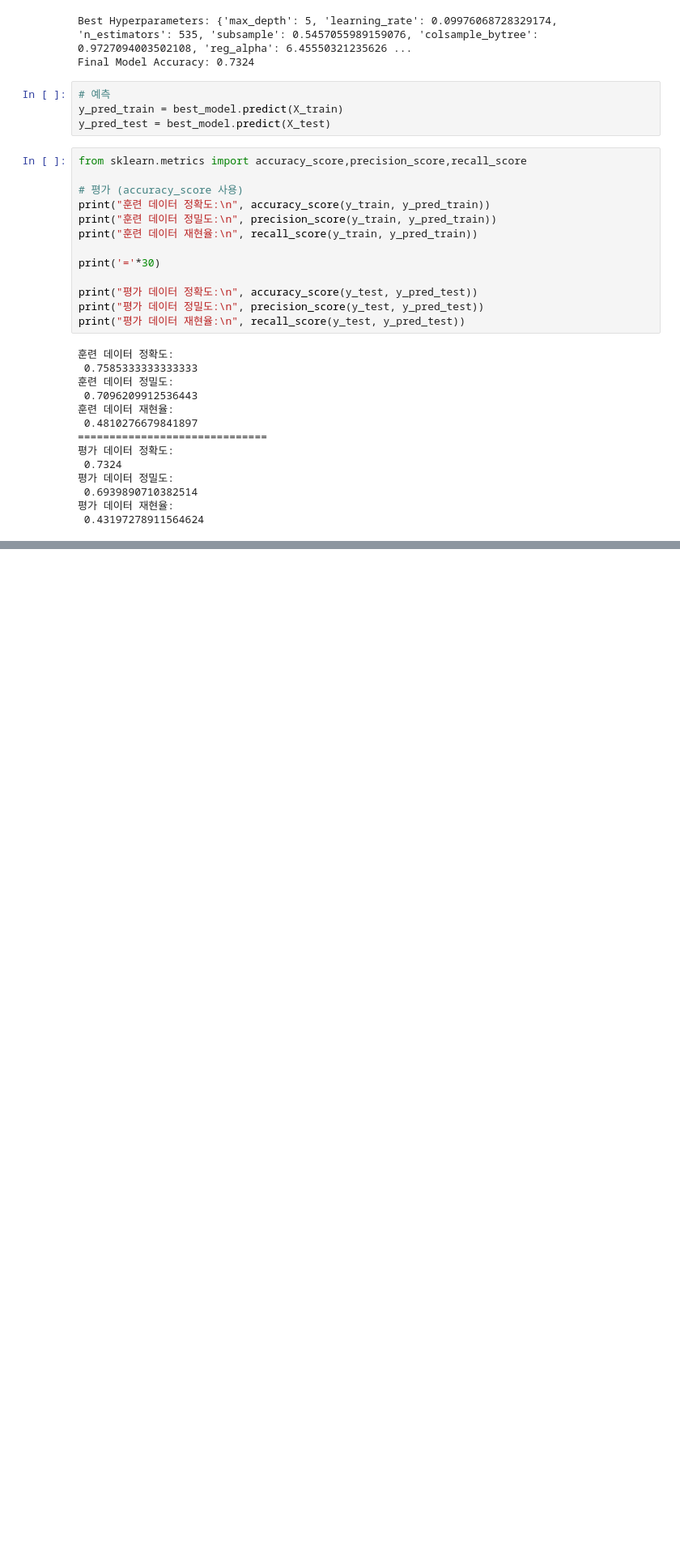
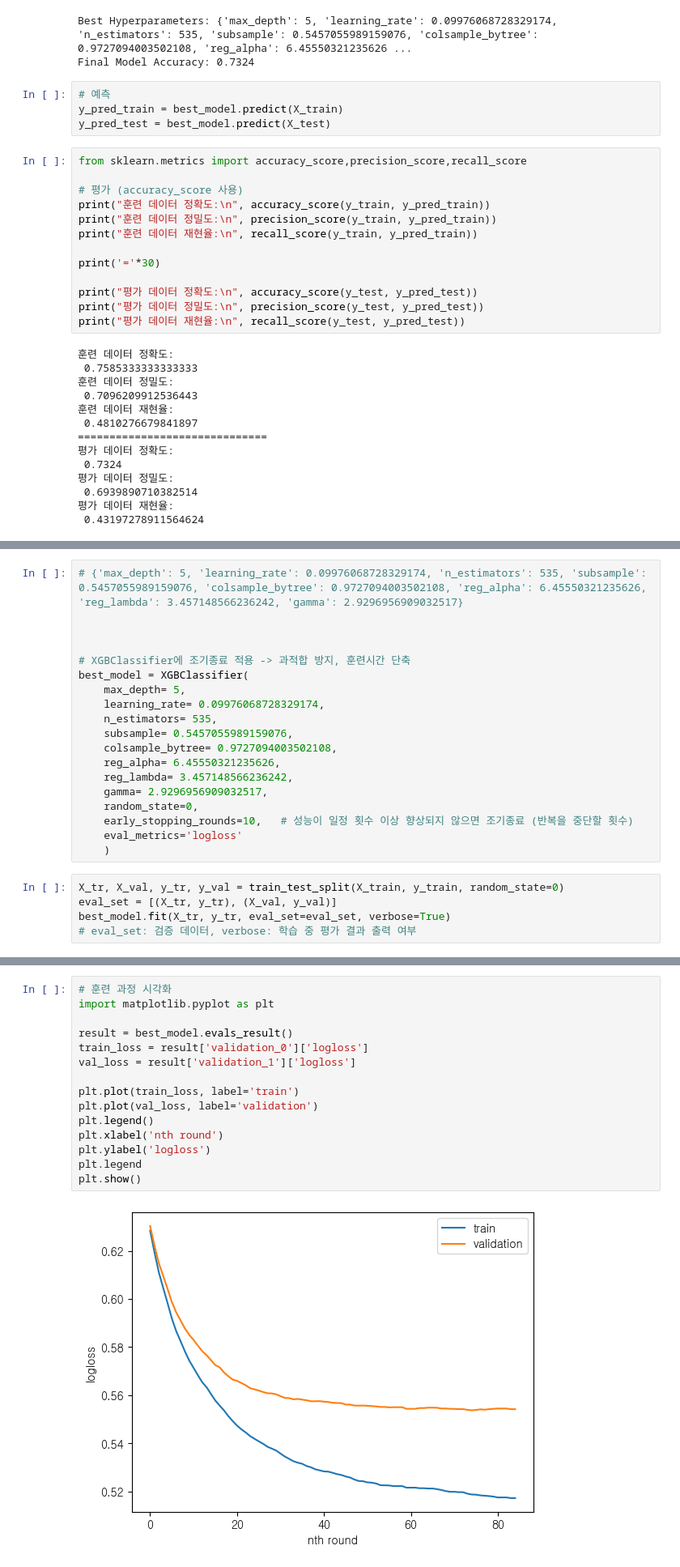
Before and after one commit to encore-SKN11/ML-4Team, a Jupyter notebook: XGBoost3.ipynb, the cells around one changed output, grey strips where cells are left out. Shown at 81% size. Saved outputs shown, nothing was run; the diff lists cells and outputs as text; blank space fills up the shorter version.

```diff
--- a/XGBoost3.ipynb
+++ b/XGBoost3.ipynb
@@ -357,0 +362,24 @@ print("평가 데이터 재현율:\n", recall_score(y_test, y_pred_test))
+# %%
+# {'max_depth': 5, 'learning_rate': 0.09976068728329174, 'n_estimators': 535, 'subsample': 0.5457055989159076, 'colsample_bytree': 0.9727094003502108, 'reg_alpha': 6.45550321235626, 'reg_lambda': 3.457148566236242, 'gamma': 2.9296956909032517}
+
+
+
+# XGBClassifier에 조기종료 적용 -> 과적합 방지, 훈련시간 단축
+best_model = XGBClassifier(
+    max_depth= 5,
+    learning_rate= 0.09976068728329174,
+    n_estimators= 535,
+    subsample= 0.5457055989159076,
+    colsample_bytree= 0.9727094003502108,
+    reg_alpha= 6.45550321235626,
+    reg_lambda= 3.457148566236242,
+    gamma= 2.9296956909032517,
+    random_state=0,
+    early_stopping_rounds=10,   # 성능이 일정 횟수 이상 향상되지 않으면 조기종료 (반복을 중단할 횟수)
+    eval_metrics='logloss'
+    )
+# %%
+X_tr, X_val, y_tr, y_val = train_test_split(X_train, y_train, random_state=0)
+eval_set = [(X_tr, y_tr), (X_val, y_val)]
+best_model.fit(X_tr, y_tr, eval_set=eval_set, verbose=True)
+# eval_set: 검증 데이터, verbose: 학습 중 평가 결과 출력 여부
@@ -357,0 +436,17 @@ print("평가 데이터 재현율:\n", recall_score(y_test, y_pred_test))
+# %%
+# 훈련 과정 시각화
+import matplotlib.pyplot as plt
+
+result = best_model.evals_result()
+train_loss = result['validation_0']['logloss']
+val_loss = result['validation_1']['logloss']
+
+plt.plot(train_loss, label='train')
+plt.plot(val_loss, label='validation')
+plt.legend()
+plt.xlabel('nth round')
+plt.ylabel('logloss')
+plt.legend
+plt.show()
+# %% [output]
+[figure, added]
```
Also changed, not shown: parts of 6 cells of this notebook, 3 other files.
